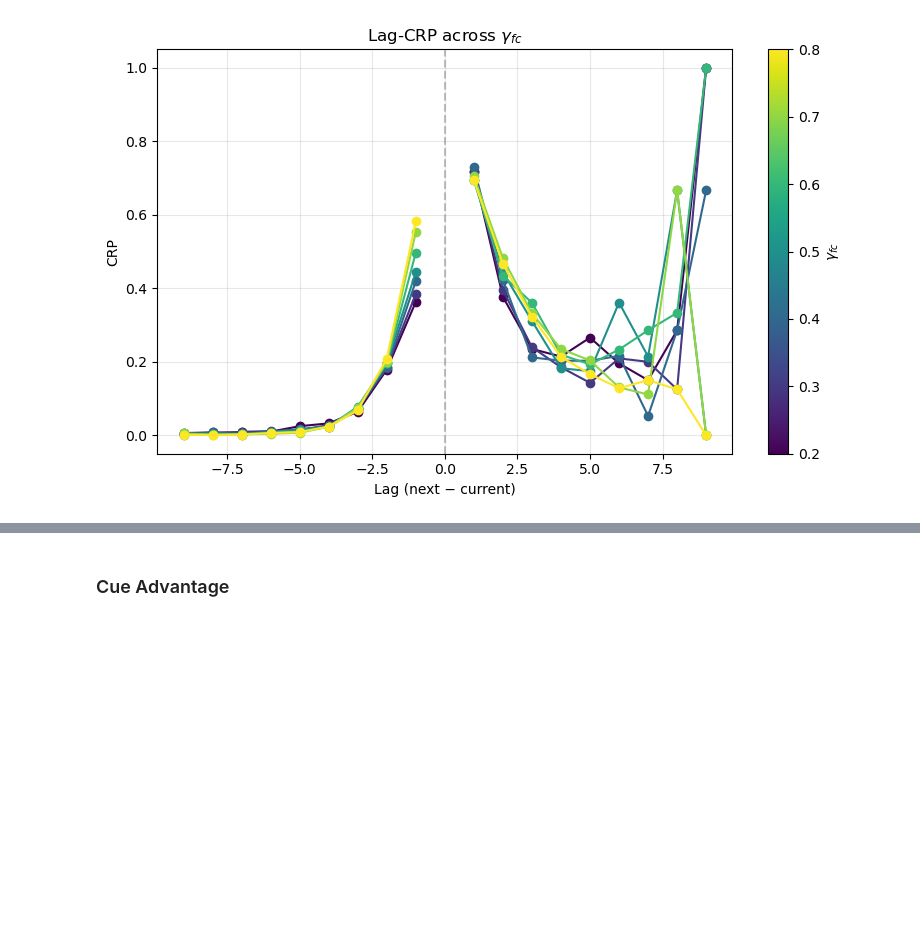
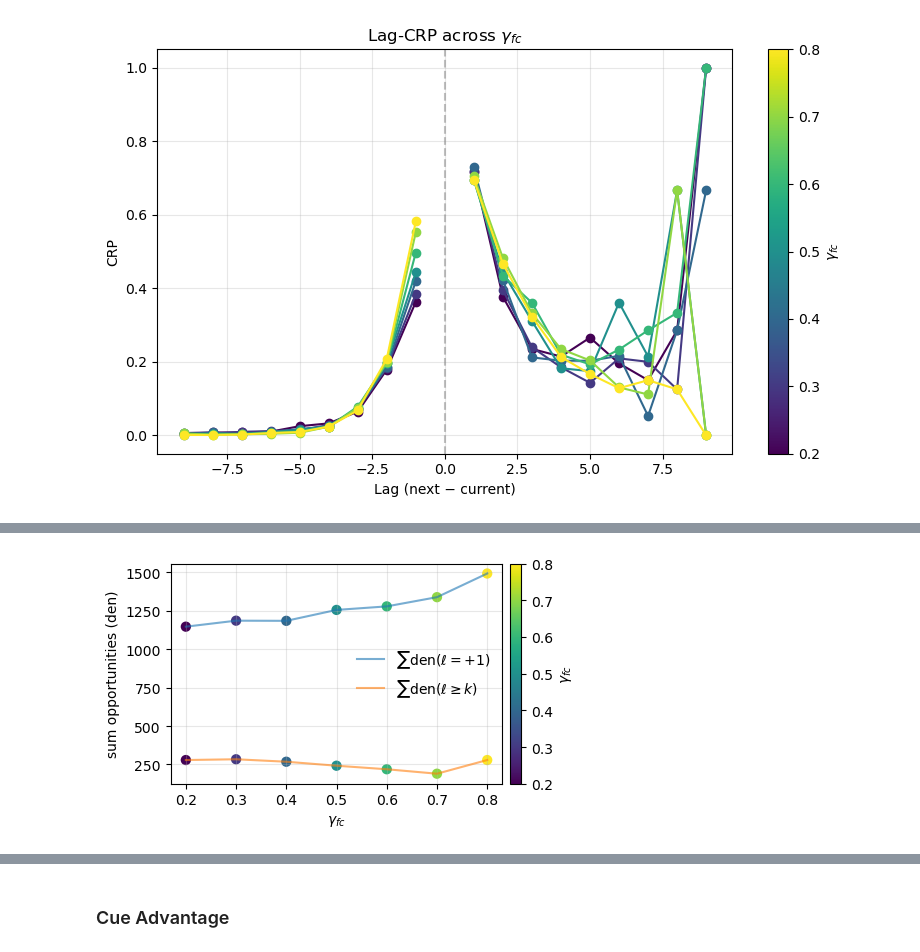
Before and after one commit to beaverjuly/PTSD_MemorySegmentation, a Jupyter notebook: external/CMR_SEM/CMR_MultiParameterSweep.ipynb, the cells around one changed output, grey strips where cells are left out. Saved outputs shown, nothing was run; the diff lists cells and outputs as text; code cells hidden in the pictures; blank space fills up the shorter version.

```diff
--- a/external/CMR_SEM/CMR_MultiParameterSweep.ipynb
+++ b/external/CMR_SEM/CMR_MultiParameterSweep.ipynb
@@ -1886,0 +1979,42 @@ Across all $\gamma_{fc}$ values, curves show a strong peak at lag = +1, indicati
+# %%
+param_grid = np.asarray(gamma_fc_grid, dtype=float)
+colors, norm, cmap = make_sweep_colors(param_grid, cmap_name="viridis")
+k = 4
+
+den_lag1, den_large = [], []
+for v in param_grid:
+    rs = sweep_gamma_fc[float(v)]["recall_sims"]
+    lags, _, _, den = lag_crp_with_counts(rs, N)
+    lags = np.asarray(lags, int)
+    den  = np.asarray(den, float)
+
+    den_lag1.append(den[lags == 1].sum())
+    den_large.append(den[lags >= k].sum())
+
+den_lag1  = np.asarray(den_lag1, float)
+den_large = np.asarray(den_large, float)
+
+fig, ax = plt.subplots(figsize=(5, 3))
+
+# labeled curves
+ax.plot(param_grid, den_lag1,  alpha=0.6, label=r"$\sum \mathrm{den}(\ell=+1)$")
+ax.plot(param_grid, den_large, alpha=0.6, label=r"$\sum \mathrm{den}(\ell\geq {k})$")
+
+# colored points (color encodes gamma_fc)
+ax.scatter(param_grid, den_lag1,  c=colors, s=55, edgecolor="none")
+ax.scatter(param_grid, den_large, c=colors, s=55, edgecolor="none")
+
+ax.set_xlabel(r"$\gamma_{fc}$")
+ax.set_ylabel("sum opportunities (den)")
+ax.grid(alpha=0.3)
+ax.legend(frameon=False, loc="best")
+
+sm = mpl.cm.ScalarMappable(norm=norm, cmap=cmap)
+sm.set_array([])
+cbar = fig.colorbar(sm, ax=ax, pad=0.02)
+cbar.set_label(r"$\gamma_{fc}$")
+
+fig.tight_layout()
+plt.show()
+# %% [output]
+[figure, added]
```
Also changed, not shown: parts of 24 cells of this notebook.
